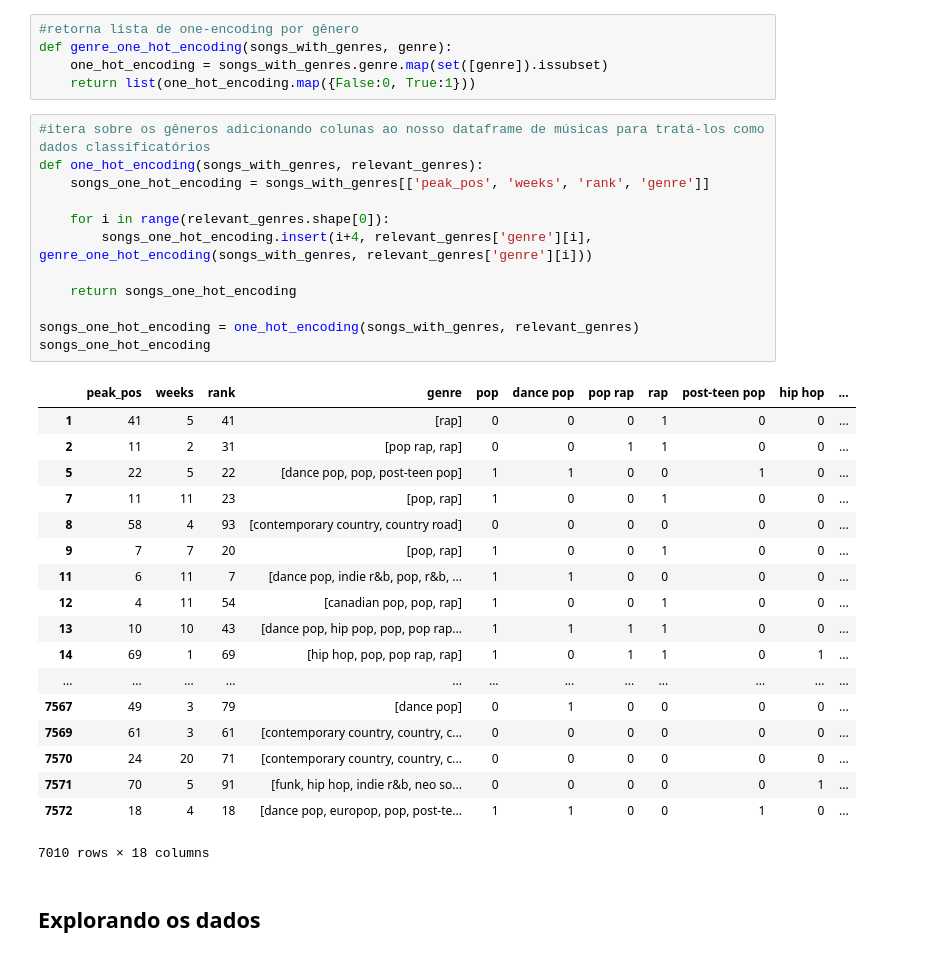
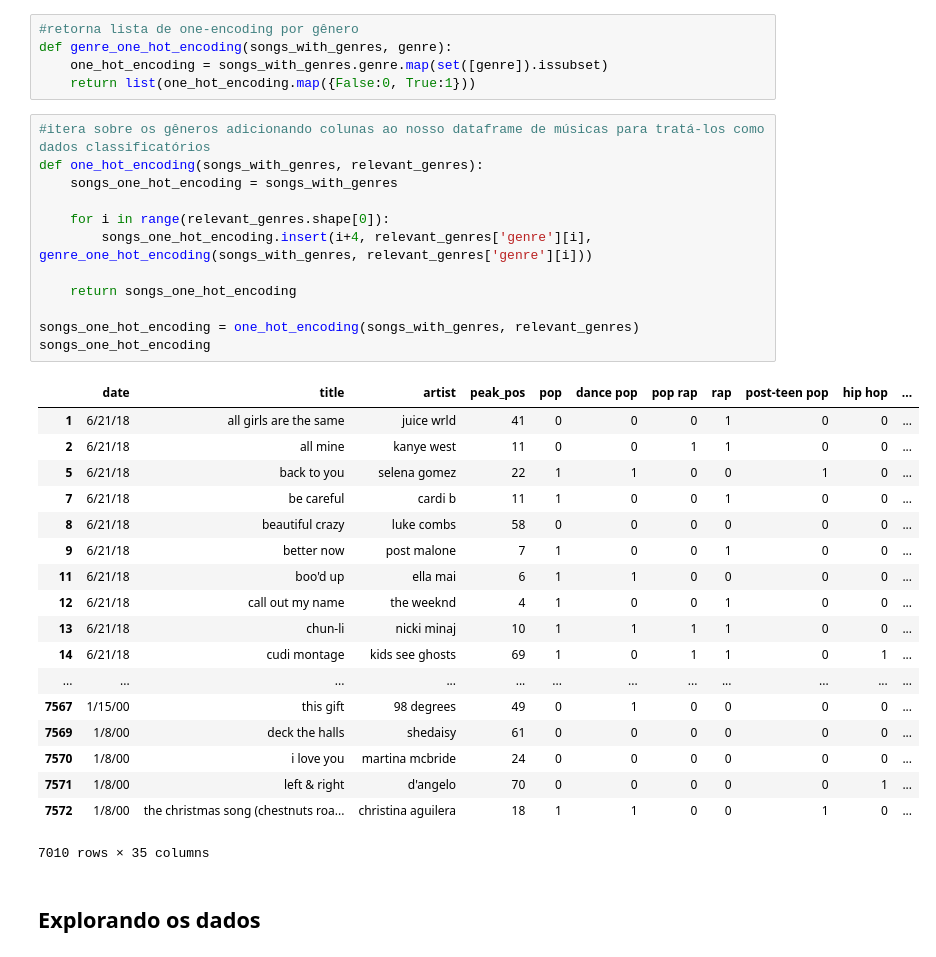
Before and after one commit to mibrahimfm/TP-ICD, a Jupyter notebook: nbs/analise_exploratoria.ipynb, the cells around one changed output. Cells and saved outputs as stored; diff of their text form.

Commit message:
Adiciona atributos do spotify no dataset de one-hot encoding

```diff
--- a/nbs/analise_exploratoria.ipynb
+++ b/nbs/analise_exploratoria.ipynb
@@ -167,34 +167,34 @@ def genre_one_hot_encoding(songs_with_genres, genre):
 # %%
 #itera sobre os gêneros adicionando colunas ao nosso dataframe de músicas para tratá-los como dados classificatórios
 def one_hot_encoding(songs_with_genres, relevant_genres):
-    songs_one_hot_encoding = songs_with_genres[['peak_pos', 'weeks', 'rank', 'genre']]
+    songs_one_hot_encoding = songs_with_genres
 
     for i in range(relevant_genres.shape[0]):
         songs_one_hot_encoding.insert(i+4, relevant_genres['genre'][i], genre_one_hot_encoding(songs_with_genres, relevant_genres['genre'][i]))
 
     return songs_one_hot_encoding
 
 songs_one_hot_encoding = one_hot_encoding(songs_with_genres, relevant_genres)
 songs_one_hot_encoding
 # %% [output]
-|  | peak_pos | weeks | rank | genre | pop | dance pop | pop rap | rap | post-teen pop | hip hop | ... |
-| 1 | 41 | 5 | 41 | [rap] | 0 | 0 | 0 | 1 | 0 | 0 | ... |
-| 2 | 11 | 2 | 31 | [pop rap, rap] | 0 | 0 | 1 | 1 | 0 | 0 | ... |
-| 5 | 22 | 5 | 22 | [dance pop, pop, post-teen pop] | 1 | 1 | 0 | 0 | 1 | 0 | ... |
-| 7 | 11 | 11 | 23 | [pop, rap] | 1 | 0 | 0 | 1 | 0 | 0 | ... |
-| 8 | 58 | 4 | 93 | [contemporary country, country road] | 0 | 0 | 0 | 0 | 0 | 0 | ... |
-| 9 | 7 | 7 | 20 | [pop, rap] | 1 | 0 | 0 | 1 | 0 | 0 | ... |
-| 11 | 6 | 11 | 7 | [dance pop, indie r&b, pop, r&b, ... | 1 | 1 | 0 | 0 | 0 | 0 | ... |
-| 12 | 4 | 11 | 54 | [canadian pop, pop, rap] | 1 | 0 | 0 | 1 | 0 | 0 | ... |
-| 13 | 10 | 10 | 43 | [dance pop, hip pop, pop, pop rap... | 1 | 1 | 1 | 1 | 0 | 0 | ... |
-| 14 | 69 | 1 | 69 | [hip hop, pop, pop rap, rap] | 1 | 0 | 1 | 1 | 0 | 1 | ... |
+|  | date | title | artist | peak_pos | pop | dance pop | pop rap | rap | post-teen pop | hip hop | ... |
+| 1 | 6/21/18 | all girls are the same | juice wrld | 41 | 0 | 0 | 0 | 1 | 0 | 0 | ... |
+| 2 | 6/21/18 | all mine | kanye west | 11 | 0 | 0 | 1 | 1 | 0 | 0 | ... |
+| 5 | 6/21/18 | back to you | selena gomez | 22 | 1 | 1 | 0 | 0 | 1 | 0 | ... |
+| 7 | 6/21/18 | be careful | cardi b | 11 | 1 | 0 | 0 | 1 | 0 | 0 | ... |
+| 8 | 6/21/18 | beautiful crazy | luke combs | 58 | 0 | 0 | 0 | 0 | 0 | 0 | ... |
+| 9 | 6/21/18 | better now | post malone | 7 | 1 | 0 | 0 | 1 | 0 | 0 | ... |
+| 11 | 6/21/18 | boo'd up | ella mai | 6 | 1 | 1 | 0 | 0 | 0 | 0 | ... |
+| 12 | 6/21/18 | call out my name | the weeknd | 4 | 1 | 0 | 0 | 1 | 0 | 0 | ... |
+| 13 | 6/21/18 | chun-li | nicki minaj | 10 | 1 | 1 | 1 | 1 | 0 | 0 | ... |
+| 14 | 6/21/18 | cudi montage | kids see ghosts | 69 | 1 | 0 | 1 | 1 | 0 | 1 | ... |
 | ... | ... | ... | ... | ... | ... | ... | ... | ... | ... | ... | ... |
-| 7567 | 49 | 3 | 79 | [dance pop] | 0 | 1 | 0 | 0 | 0 | 0 | ... |
-| 7569 | 61 | 3 | 61 | [contemporary country, country, c... | 0 | 0 | 0 | 0 | 0 | 0 | ... |
-| 7570 | 24 | 20 | 71 | [contemporary country, country, c... | 0 | 0 | 0 | 0 | 0 | 0 | ... |
-| 7571 | 70 | 5 | 91 | [funk, hip hop, indie r&b, neo so... | 0 | 0 | 0 | 0 | 0 | 1 | ... |
-| 7572 | 18 | 4 | 18 | [dance pop, europop, pop, post-te... | 1 | 1 | 0 | 0 | 1 | 0 | ... |
+| 7567 | 1/15/00 | this gift | 98 degrees | 49 | 0 | 1 | 0 | 0 | 0 | 0 | ... |
+| 7569 | 1/8/00 | deck the halls | shedaisy | 61 | 0 | 0 | 0 | 0 | 0 | 0 | ... |
+| 7570 | 1/8/00 | i love you | martina mcbride | 24 | 0 | 0 | 0 | 0 | 0 | 0 | ... |
+| 7571 | 1/8/00 | left & right | d'angelo | 70 | 0 | 0 | 0 | 0 | 0 | 1 | ... |
+| 7572 | 1/8/00 | the christmas song (chestnuts roa... | christina aguilera | 18 | 1 | 1 | 0 | 0 | 1 | 0 | ... |
-7010 rows × 18 columns
+7010 rows × 35 columns
 # %% [markdown]
 ## Explorando os dados
 # %% [markdown]
```
Also changed, not shown: parts of 3 cells of this notebook.
